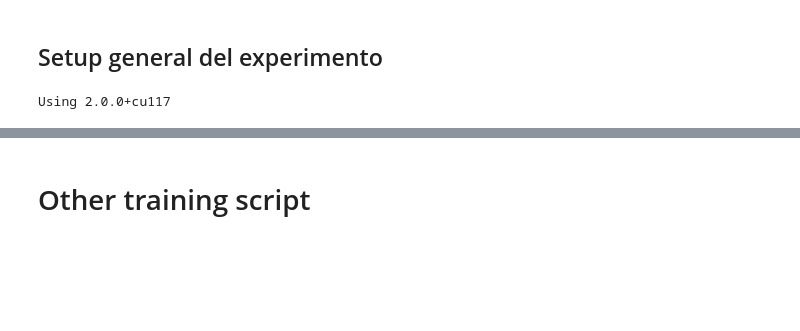
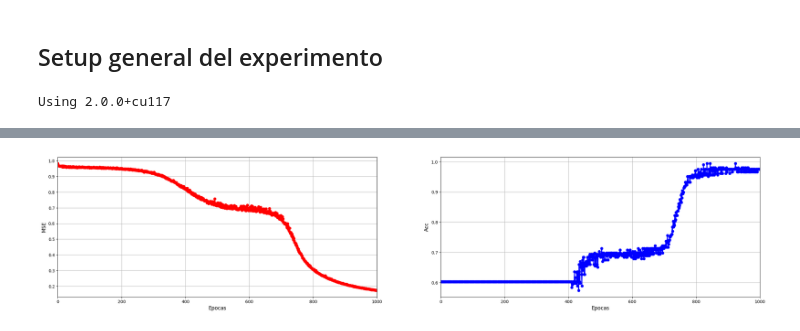
Before and after one commit to castillosebastian/neuralnets, a Jupyter notebook: Tool_Experiment_Builder_U2.ipynb, the cells around one changed output, grey strips where cells are left out. Saved outputs shown, nothing was run; the diff lists cells and outputs as text; code cells hidden in the pictures; blank space fills up the shorter version.

```diff
--- a/Tool_Experiment_Builder_U2.ipynb
+++ b/Tool_Experiment_Builder_U2.ipynb
@@ -404,2 +403,0 @@ Bias: [-2.521647 -1.537674  2.947201] -- W: [ 2.7397232   4.411134   -2.0788288
-# %% [markdown]
-# Other training script
@@ -505,0 +404,34 @@ train_model_with_logger(modelo, optimizer, train_data, loss_function, val_datase
+# %%
+fig, ax = plt.subplots(1, 2, figsize=(30,6))
+
+epocas = np.arange(params["epoca"] )
+
+# ERROR
+ax[0].plot(epocas, error, 'o-r', lw=2)
+ax[0].grid(True)
+ax[0].set_xlim(0,params["MAX_EPOCAS"])
+ax[0].set_xlabel('Epocas', fontsize=12)
+ax[0].set_ylabel('MSE', fontsize=12)
+
+# ACC
+ax[1].plot(epocas, accuracy, 'o-b', lw=2)
+ax[1].grid(True)
+ax[1].set_xlim(0,params["MAX_EPOCAS"])
+ax[1].set_xlabel('Epocas', fontsize=12)
+ax[1].set_ylabel('Acc', fontsize=12)
+
+# CLASIFICACION
+Y_pred = Yp
+C = []
+for i in range(len(Y)):
+
+    if (Y[i] == Y_pred[i]) and (Y[i] == 1):
+        C.append('blue')
+    if (Y[i] == Y_pred[i]) and (Y[i] == 0):
+        C.append('red')
+    if (Y[i] != Y_pred[i]) and (Y[i] == 1):
+        C.append('cyan')
+    if (Y[i] != Y_pred[i]) and (Y[i] == 0):
+        C.append('magenta')
+# %% [output]
+[figure, added]
```
Also changed, not shown: parts of 6 cells of this notebook, 1 other file.
